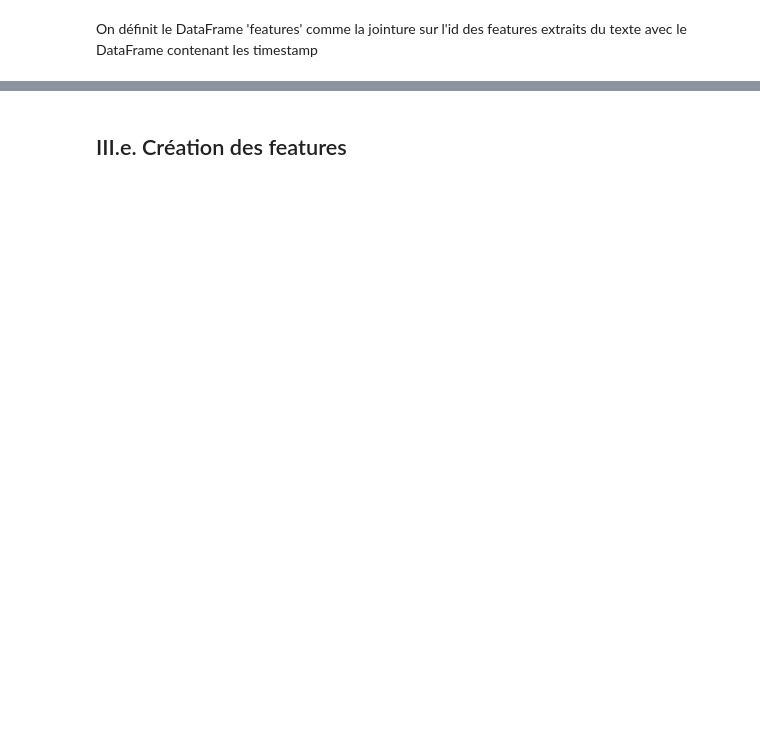
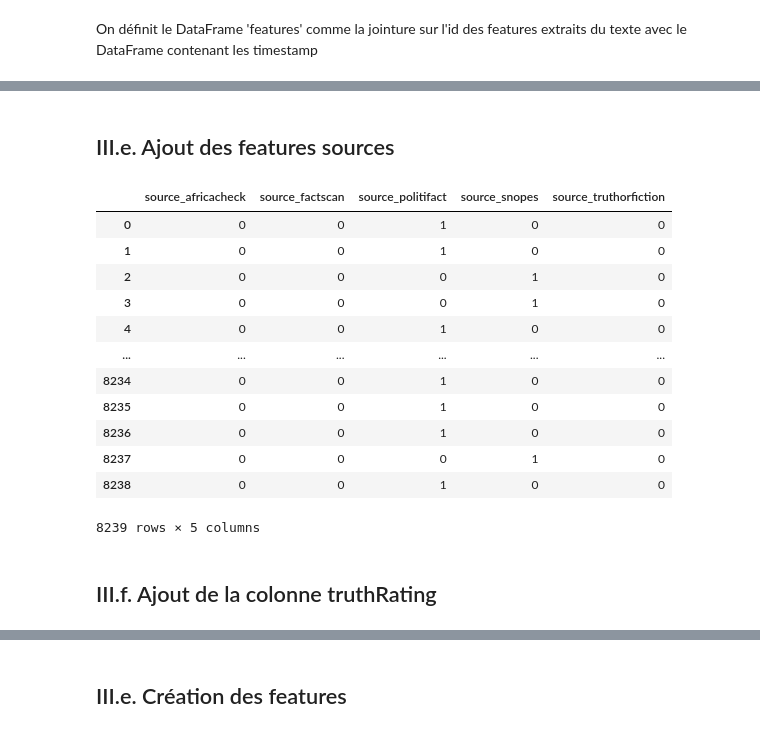
Before and after one commit to Dvassily/ClaimsClassification, a Jupyter notebook: Projet.ipynb, the cells around one changed output, grey strips where cells are left out. Saved outputs shown, nothing was run; the diff lists cells and outputs as text; code cells hidden in the pictures; blank space fills up the shorter version.

```diff
--- a/Projet.ipynb
+++ b/Projet.ipynb
@@ -213,0 +194,5 @@ print(df['text'].values)
+# %%
+df_dataset['text'] = pd.DataFrame(df_dataset['text'].apply(process_text))
+
+print('Texte des dix premiers articles : ')
+display(df_dataset['text'].head(10))
@@ -220,14 +218,14 @@ from sklearn.feature_extraction.text import TfidfVectorizer
 
 vectorizer = TfidfVectorizer()
 
-features_text = vectorizer.fit_transform(df['text'])
+features_text = vectorizer.fit_transform(df_dataset['text'])
 
-print(df.shape)
+print(df_dataset.shape)
 
-df_features_text = pd.DataFrame(
-    data=vectorizer.transform(df['text']).toarray(),
+df_features = pd.DataFrame(
+    data=vectorizer.transform(df_dataset['text']).toarray(),
     columns=vectorizer.get_feature_names()
 )
 
-print(df_features_text.shape)
+print(df_features.shape)
 # %% [output]
@@ -280,0 +238,6 @@ Ajout des colonne au dataframe
+# %%
+df_authors = pd.get_dummies(df_dataset[['author']], prefix = ['author'])
+
+df_features = df_features.join(df_authors)
+
+display(df_features)
@@ -304,0 +262,3 @@ display(features)
+# %%
+df_features['timestamp'] = df_dataset['date']
+display(df_features)
@@ -304,0 +279,21 @@ display(features)
+# %% [markdown]
+## III.e. Ajout des features sources
+# %%
+df_features = df_features.join(pd.get_dummies(df_dataset[['source']]), lsuffix='source')
+display(df_features[['source_africacheck', 'source_factscan', 'source_politifact', 'source_snopes', 'source_truthorfiction']])
+# %% [output]
+|  | source_africacheck | source_factscan | source_politifact | source_snopes | source_truthorfiction |
+| 0 | 0 | 0 | 1 | 0 | 0 |
+| 1 | 0 | 0 | 1 | 0 | 0 |
+| 2 | 0 | 0 | 0 | 1 | 0 |
+| 3 | 0 | 0 | 0 | 1 | 0 |
+| 4 | 0 | 0 | 1 | 0 | 0 |
+| ... | ... | ... | ... | ... | ... |
+| 8234 | 0 | 0 | 1 | 0 | 0 |
+| 8235 | 0 | 0 | 1 | 0 | 0 |
+| 8236 | 0 | 0 | 1 | 0 | 0 |
+| 8237 | 0 | 0 | 0 | 1 | 0 |
+| 8238 | 0 | 0 | 1 | 0 | 0 |
+8239 rows × 5 columns
+# %% [markdown]
+## III.f. Ajout de la colonne truthRating
```
Also changed, not shown: parts of 64 cells of this notebook.
